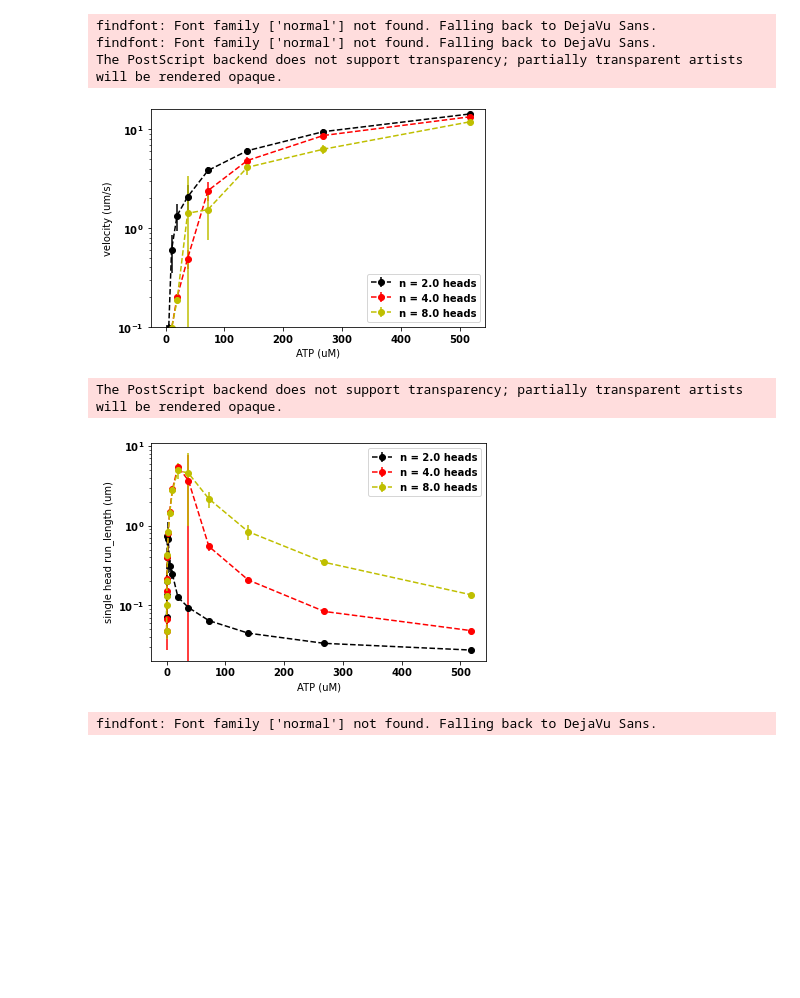
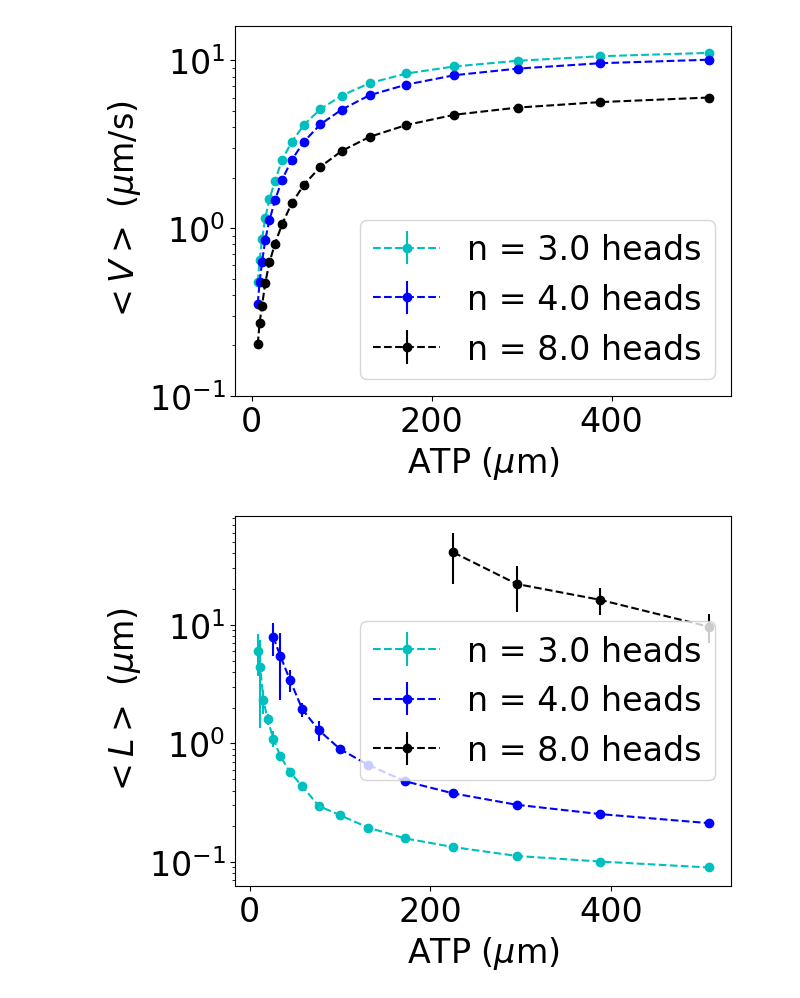
Before and after one commit to Gardel-lab/myosin_stepping_model, a Jupyter notebook: visualizer.ipynb, the cells around one changed output. Saved outputs shown, nothing was run; the diff lists cells and outputs as text; code cells hidden in the pictures; blank space fills up the shorter version.

```diff
--- a/visualizer.ipynb
+++ b/visualizer.ipynb
@@ -9,0 +5,6 @@ save_pannels = True
+# %%
+font = {'family' : 'sans-serif',
+        'weight' : 'normal',
+        'size'   : 24}
+
+plt.rc('font', **font)
@@ -18,0 +42,9 @@ nhds = np.loadtxt(root + date + control_branch + 'nhds.txt')
+# %%
+#trim for plotting
+strt = 0
+
+atps = atps[strt:-1]
+velocity = velocity[strt:-1,:]
+vel_err = vel_err[strt:-1,:]
+run_len = run_len[strt:-1,:]
+run_err = run_err[strt:-1,:]
@@ -19,67 +87,52 @@ nhds = np.loadtxt(root + date + control_branch + 'nhds.txt')
 # %%
-slc = 0
+#effect of valency on single filament controls
+#Fig S2
+
+slc = 1
 slc2 = 2
 slc3 = 6
 
-font = {'family' : 'normal',
-        'weight' : 'bold',
-        'size'   : 16}
-
-plt.rc('font', **font)
-
-
-atps = atps[:-1]
-velocity = velocity[:-1,:]
-vel_err = vel_err[:-1,:]
-run_len = run_len[:-1,:]
-run_err = run_err[:-1,:]
-
-
-plt.errorbar(atps, velocity[:,slc], vel_err[:,slc], fmt = 'k--o', label = 'n = %s heads' %nhds[slc])
-plt.errorbar(atps, velocity[:,slc2], vel_err[:,slc2], fmt = 'r--o',label = 'n = %s heads' %nhds[slc2])
-plt.errorbar(atps, velocity[:,slc3], vel_err[:,slc3], fmt = 'y--o',label = 'n = %s heads' %nhds[slc3])
-plt.xlabel('ATP (uM)')
-plt.ylabel('velocity (um/s)')
+plt.errorbar(atps[strt:end], velocity[strt:end,slc], vel_err[strt:end,slc], fmt = 'c--o', label = 'n = %s heads' %nhds[slc])
+plt.errorbar(atps[strt:end], velocity[strt:end,slc2], vel_err[strt:end,slc2], fmt = 'b--o',label = 'n = %s heads' %nhds[slc2])
+plt.errorbar(atps[strt:end], velocity[strt:end,slc3], vel_err[strt:end,slc3], fmt = 'k--o',label = 'n = %s heads' %nhds[slc3])
+plt.xlabel('ATP ($\mu$m)')
+plt.ylabel('$<V>$ ($\mu$m/s)')
 plt.gca().set_yscale('log')
 plt.ylim([0.1,16])
 #plt.gca().set_xscale('log')
 #plt.title('single filament velocity n = %s heads' %nhds[slc])
 plt.legend()
 if save_pannels:
     plt.savefig('/home/redford/Downloads/s_fil_vel_' + curr_date + '.eps')
 plt.show()
 
 
 #plt.errorbar(atps, run_len[:,slc], run_err[:,slc], fmt = 'k--o')
-plt.errorbar(atps, run_len[:,slc], run_err[:,slc], fmt = 'k--o', label = 'n = %s heads' %nhds[slc])
-plt.errorbar(atps, run_len[:,slc2], run_err[:,slc2], fmt = 'r--o',label = 'n = %s heads' %nhds[slc2])
-plt.errorbar(atps, run_len[:,slc3], run_err[:,slc3], fmt = 'y--o',label = 'n = %s heads' %nhds[slc3])
-plt.xlabel('ATP (uM)')
-plt.ylabel('single head run_length (um)')
+plt.errorbar(atps[strt:end], run_len[strt:end,slc], run_err[strt:end,slc], fmt = 'c--o', label = 'n = %s heads' %nhds[slc])
+plt.errorbar(atps[strt:end], run_len[strt:end,slc2], run_err[strt:end,slc2], fmt = 'b--o',label = 'n = %s heads' %nhds[slc2])
+plt.errorbar(atps[strt:end], run_len[strt:end,slc3], run_err[strt:end,slc3], fmt = 'k--o',label = 'n = %s heads' %nhds[slc3])
+plt.xlabel('ATP ($\mu$m)')
+plt.ylabel('$<L>$ ($\mu$m)')
 plt.gca().set_yscale('log')
 #plt.gca().set_xscale('log')
 plt.legend()
 #plt.title('single filament run length n = %s heads' %nhds[slc])
 if save_pannels:
     plt.savefig('/home/redford/Downloads/s_fil_rlen_' + curr_date + '.eps')
 plt.show()
 
 
-slc4 = 13
+
+slc4 = 24
 
 plt.errorbar(nhds[:], velocity[slc4,:], vel_err[slc4,:], fmt = 'k--o')
 plt.xlabel('heads per cluster')
 plt.ylabel('velocity (um/s)')
 #plt.gca().set_xscale('log')
 plt.title('single filament velocity ATP = %s uM' %np.around(atps[slc4],0))
 if save_pannels:
     plt.savefig('/home/redford/Downloads/s_fil_vel_scaling_' + curr_date + '.eps')
 plt.show()
 # %% [output]
-findfont: Font family ['normal'] not found. Falling back to DejaVu Sans.
-findfont: Font family ['normal'] not found. Falling back to DejaVu Sans.
-The PostScript backend does not support transparency; partially transparent artists will be rendered opaque.
-[figure, old version]
+[figure, new version]
-The PostScript backend does not support transparency; partially transparent artists will be rendered opaque.
-[figure, old version]
+[figure, new version]
-findfont: Font family ['normal'] not found. Falling back to DejaVu Sans.
```
Also changed, not shown: parts of 21 cells of this notebook, 1 other file.
